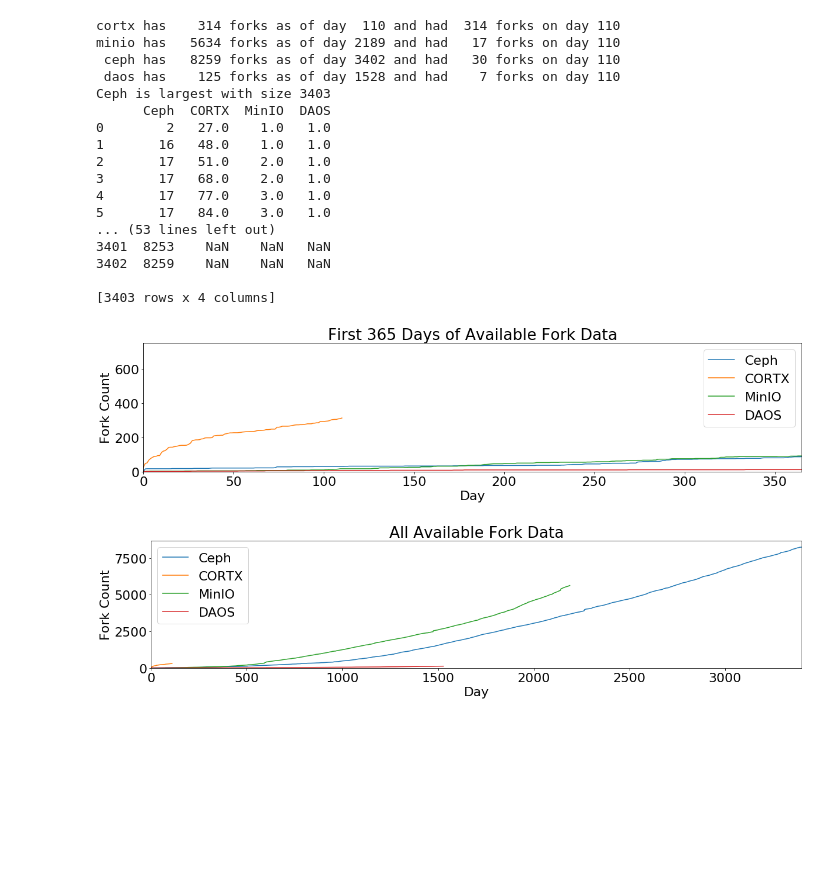
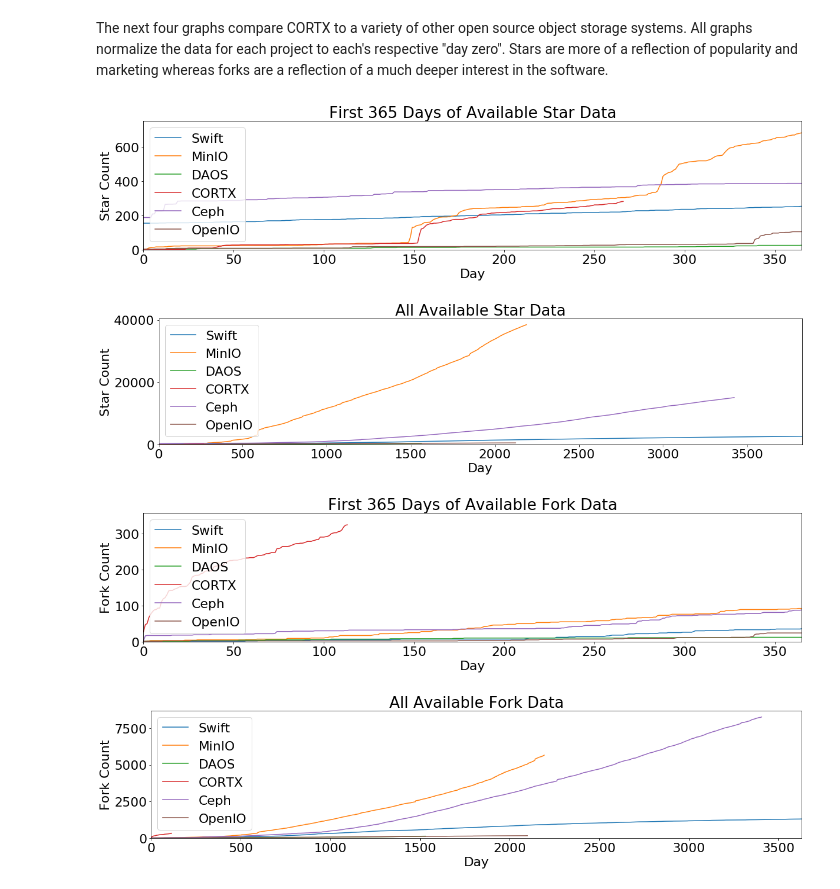
Before and after one commit to Seagate/cortx, a Jupyter notebook: metrics/CORTX_Metrics_Compare_Projects.ipynb, the cells around one changed output. Saved outputs shown, nothing was run; the diff lists cells and outputs as text; code cells hidden in the pictures; blank space fills up the shorter version.

Commit message:
Added other comparable projects

```diff
--- a/metrics/CORTX_Metrics_Compare_Projects.ipynb
+++ b/metrics/CORTX_Metrics_Compare_Projects.ipynb
@@ -34,10 +25,11 @@ def get_repos(gh,org,prefix=None):
 # %%
-def get_all_repos(gh):
+def get_all_repos(gh,Verbose=False):
     repos={}
-    repos['ceph'] = get_repos(gh=gh,org='ceph')
-    repos['daos'] = get_repos(gh=gh, org='daos-stack')
-    repos['minio'] = get_repos(gh=gh, org='minio')
-    repos['cortx'] = get_repos(gh=gh, org='Seagate', prefix='cortx')
-    for r in repos.values():
-        print([k.name for k in r])
+    for project,org in orgs.items():
+        org_name    = org[0]
+        repo_prefix = org[1]
+        repos[project] = cc.get_repos(gh=gh,org_name=org_name,prefix=repo_prefix)
+    if Verbose:
+        for p,r in repos.items():
+            print(p, [k.name for k in r])
     return repos
@@ -44,3 +155,4 @@ def get_all_repos(gh):
 # %%
+Verbose=False
 gh = Github(os.environ.get('GH_OATH'))
-repos = get_all_repos(gh)
+repos = get_all_repos(gh,Verbose=Verbose)
@@ -203,27 +159,25 @@ Fetching forks for cortx-images
+# %%
+# fetch star data
+for p in orgs.keys():
+    star_data[p]=get_stars(gh,repos[p],p,Verbose=Verbose)
+# %%
+# fetch fork data
+for p in orgs.keys():
+    fork_data[p]=get_forks(gh,repos[p],p,Verbose=Verbose)
+# %% [markdown]
+The next four graphs compare CORTX to a variety of other open source object storage systems.  All graphs normalize the data for each project to each's respective "day zero". Stars are more of a reflection of popularity and marketing whereas forks are a reflection of a much deeper interest in the software.
 # %%
-for k,v in fdata.items():
-    print_last_day(org=k.lower(),days=v[0],items=v[1],what='forks',last_day=110)
-df=get_dataframe(fdata)
-print(df)
-make_graph(df=df,data=data,end_day=365,title="First 365 Days of Available",what='Fork')
-make_graph(df=df,data=data,end_day=None,title="All Available",what='Fork')
+# star graphs
+df=get_dataframe(star_data)
+make_graph(df=df,data=star_data,end_day=365,title="First 365 Days of Available",what='Star')
+make_graph(df=df,data=star_data,end_day=None,title="All Available",what='Star')
+
+# fork graphs
+df=get_dataframe(fork_data)
+make_graph(df=df,data=fork_data,end_day=365,title="First 365 Days of Available",what='Fork')
+make_graph(df=df,data=fork_data,end_day=None,title="All Available",what='Fork')
 # %% [output]
-cortx has    314 forks as of day  110 and had  314 forks on day 110
-minio has   5634 forks as of day 2189 and had   17 forks on day 110
- ceph has   8259 forks as of day 3402 and had   30 forks on day 110
- daos has    125 forks as of day 1528 and had    7 forks on day 110
-Ceph is largest with size 3403
-      Ceph  CORTX  MinIO  DAOS
-0        2   27.0    1.0   1.0
-1       16   48.0    1.0   1.0
-2       17   51.0    2.0   1.0
-3       17   68.0    2.0   1.0
-4       17   77.0    3.0   1.0
-5       17   84.0    3.0   1.0
-... (53 lines left out)
-3401  8253    NaN    NaN   NaN
-3402  8259    NaN    NaN   NaN
-
-[3403 rows x 4 columns]
-[figure, old version]
+[figure, new version]
-[figure, old version]
+[figure, new version]
+[figure, added]
+[figure, added]
```
Also changed, not shown: parts of 13 cells of this notebook, 6 other files.
